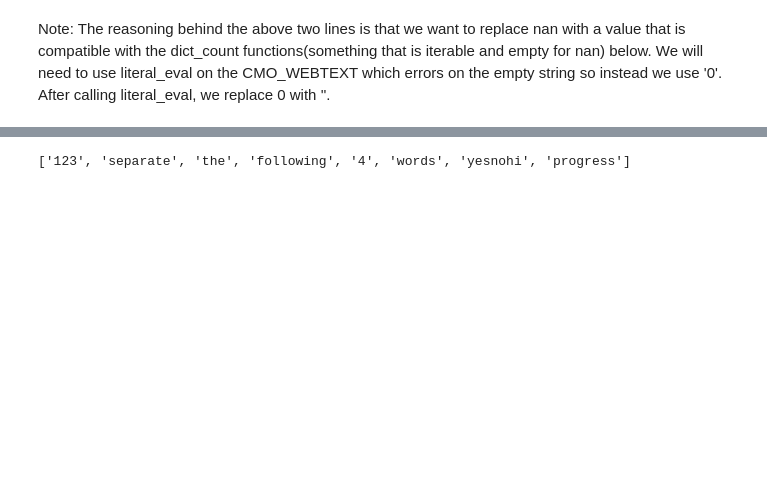
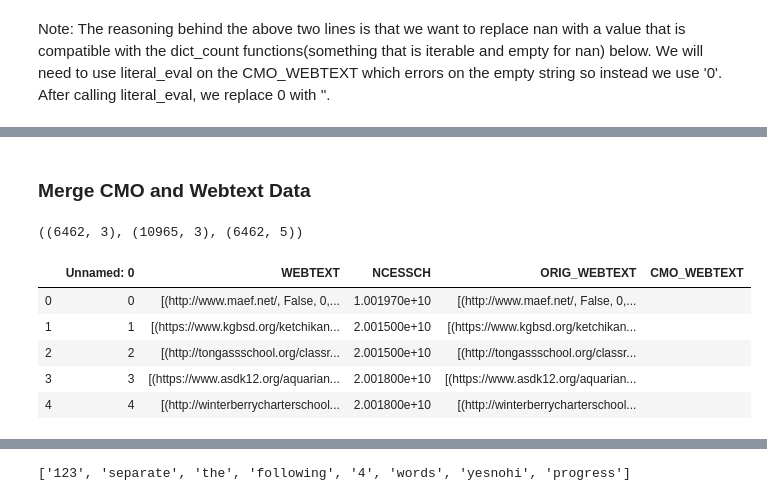
Before and after one commit to comp-strat/text_analysis, a Jupyter notebook: filter_top_pages/page_filter_replace.ipynb, the cells around one changed output, grey strips where cells are left out. Drawn from its saved outputs; the diff is of its cells as text; code cells hidden in the pictures; blank space fills up the shorter version.

```diff
--- a/filter_top_pages/page_filter_replace.ipynb
+++ b/filter_top_pages/page_filter_replace.ipynb
@@ -87,0 +87,5 @@ Note: The reasoning behind the above two lines is that we want to replace nan wi
+# %%
+# read dataframe with unlapped webtext from webtext_unlapped_full.tsv
+df_unlapped_path = "/home/jovyan/work/misc_data/webtext_raw/webtext_unlapped_full.tsv"
+df_unlapped = pd.read_csv(df_unlapped_path, sep="\t")
+df_unlapped = df_unlapped.rename(columns={'text_full': 'WEBTEXT'})
@@ -87,0 +104,4 @@ Note: The reasoning behind the above two lines is that we want to replace nan wi
+# %%
+# ONLY NEED TO RUN IF THERE ARE NANS
+# ugly hack so that we can apply literal_eval on column later
+df_unlapped['WEBTEXT'] = df_unlapped['WEBTEXT'].fillna('0')
@@ -87,0 +120,3 @@ Note: The reasoning behind the above two lines is that we want to replace nan wi
+# %%
+# apply to whole webtext column
+df_unlapped['WEBTEXT'] = df_unlapped['WEBTEXT'].apply(ast.literal_eval)
@@ -88,3 +136,20 @@ Note: The reasoning behind the above two lines is that we want to replace nan wi
+# %% [markdown]
+### Merge CMO and Webtext Data
+# %%
+df_charter = df_unlapped.merge(df_webtext_short, on="NCESSCH")
+# %%
+df_unlapped.shape, df_webtext_short.shape, df_charter.shape
+# %% [output]
+((6462, 3), (10965, 3), (6462, 5))
+# %%
+df_charter.head()
+# %% [output]
+|  | Unnamed: 0 | WEBTEXT | NCESSCH | ORIG_WEBTEXT | CMO_WEBTEXT |
+| 0 | 0 | [(http://www.maef.net/, False, 0,... | 1.001970e+10 | [(http://www.maef.net/, False, 0,... |  |
+| 1 | 1 | [(https://www.kgbsd.org/ketchikan... | 2.001500e+10 | [(https://www.kgbsd.org/ketchikan... |  |
+| 2 | 2 | [(http://tongassschool.org/classr... | 2.001500e+10 | [(http://tongassschool.org/classr... |  |
+| 3 | 3 | [(https://www.asdk12.org/aquarian... | 2.001800e+10 | [(https://www.asdk12.org/aquarian... |  |
+| 4 | 4 | [(http://winterberrycharterschool... | 2.001800e+10 | [(http://winterberrycharterschool... |  |
 # %%
 page_from_first_school= df_charter['WEBTEXT'].iloc[0][0][3]
 page_from_first_school
```
Also changed, not shown: parts of 50 cells of this notebook, 1 other file.
